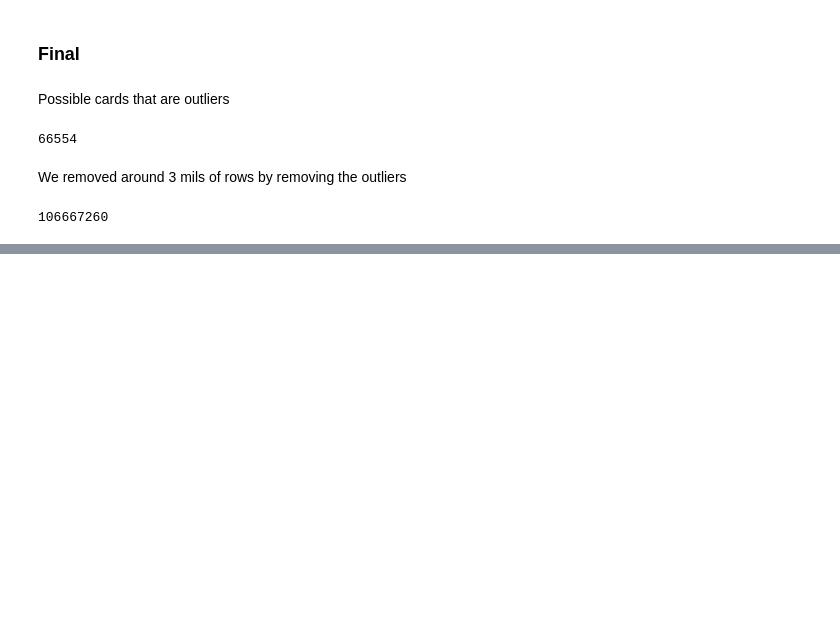
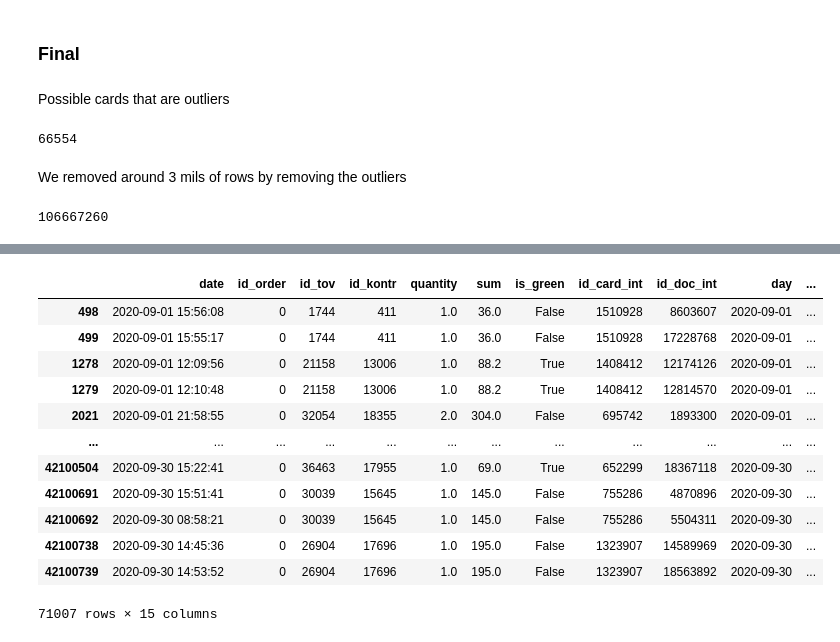
Before and after one commit to cubazis/inno_stats_2020, a Jupyter notebook: hw1.ipynb, the cells around one changed output, grey strips where cells are left out. Saved outputs shown, nothing was run; the diff lists cells and outputs as text; code cells hidden in the pictures; blank space fills up the shorter version.

```diff
--- a/hw1.ipynb
+++ b/hw1.ipynb
@@ -735,0 +881,24 @@ len(df)
+# %%
+dups = df.drop(columns=['date', 'id_doc_int']).duplicated(keep=False)
+# %%
+ok_ids = df[dups & (df.id_tov != 647)].index
+# %%
+dups = df.drop(columns=['date', 'id_doc_int', 'id_doc_1', 'id_doc_2']).duplicated(keep=False)
+# %%
+sus = df[dups & (df.id_tov != 647) & (~df.index.isin(ok_ids))]
+# %%
+sus
+# %% [output]
+|  | date | id_order | id_tov | id_kontr | quantity | sum | is_green | id_card_int | id_doc_int | day | ... |
+| 498 | 2020-09-01 15:56:08 | 0 | 1744 | 411 | 1.0 | 36.0 | False | 1510928 | 8603607 | 2020-09-01 | ... |
+| 499 | 2020-09-01 15:55:17 | 0 | 1744 | 411 | 1.0 | 36.0 | False | 1510928 | 17228768 | 2020-09-01 | ... |
+| 1278 | 2020-09-01 12:09:56 | 0 | 21158 | 13006 | 1.0 | 88.2 | True | 1408412 | 12174126 | 2020-09-01 | ... |
+| 1279 | 2020-09-01 12:10:48 | 0 | 21158 | 13006 | 1.0 | 88.2 | True | 1408412 | 12814570 | 2020-09-01 | ... |
+| 2021 | 2020-09-01 21:58:55 | 0 | 32054 | 18355 | 2.0 | 304.0 | False | 695742 | 1893300 | 2020-09-01 | ... |
+| ... | ... | ... | ... | ... | ... | ... | ... | ... | ... | ... | ... |
+| 42100504 | 2020-09-30 15:22:41 | 0 | 36463 | 17955 | 1.0 | 69.0 | True | 652299 | 18367118 | 2020-09-30 | ... |
+| 42100691 | 2020-09-30 15:51:41 | 0 | 30039 | 15645 | 1.0 | 145.0 | False | 755286 | 4870896 | 2020-09-30 | ... |
+| 42100692 | 2020-09-30 08:58:21 | 0 | 30039 | 15645 | 1.0 | 145.0 | False | 755286 | 5504311 | 2020-09-30 | ... |
+| 42100738 | 2020-09-30 14:45:36 | 0 | 26904 | 17696 | 1.0 | 195.0 | False | 1323907 | 14589969 | 2020-09-30 | ... |
+| 42100739 | 2020-09-30 14:53:52 | 0 | 26904 | 17696 | 1.0 | 195.0 | False | 1323907 | 18563892 | 2020-09-30 | ... |
+71007 rows × 15 columns
```
Also changed, not shown: parts of 31 cells of this notebook.
